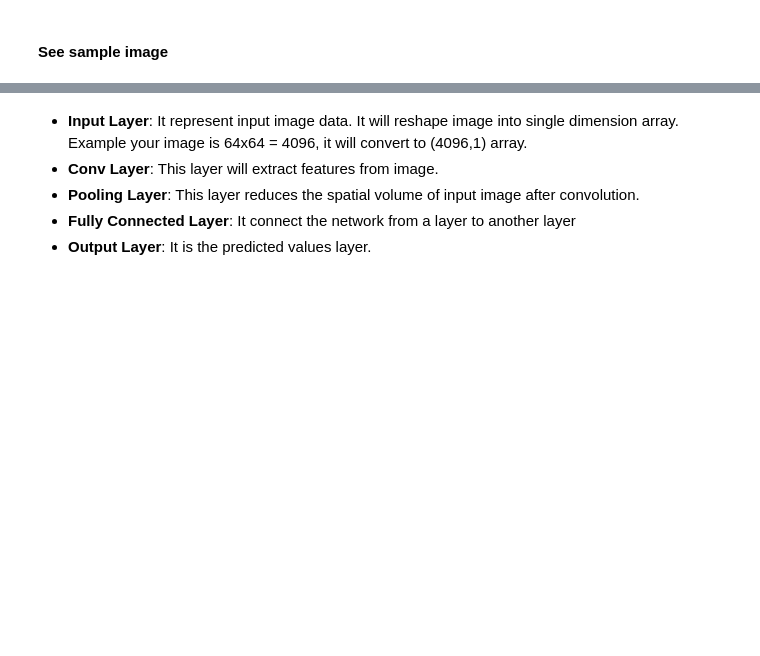
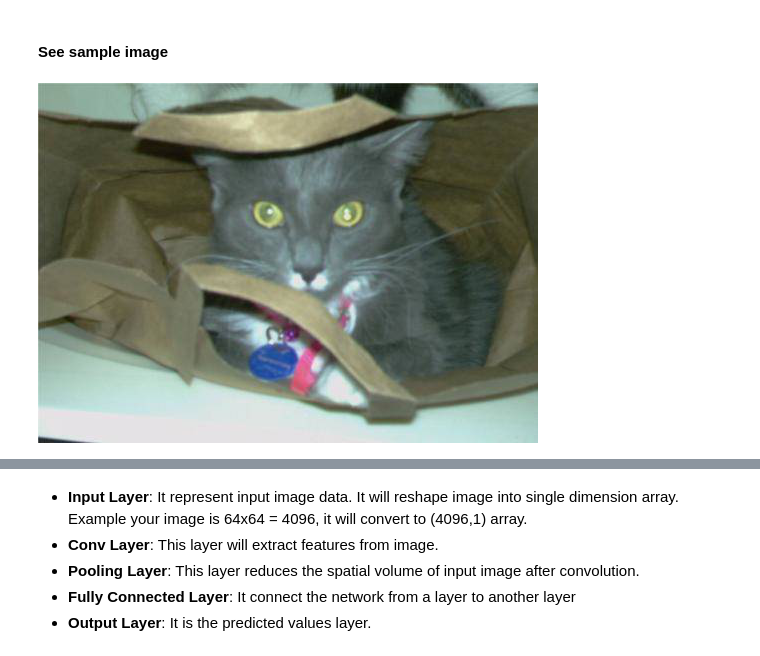
Before and after one commit to akutayaydin/DeepLearning-Gender-Identification-ML-Model, a Jupyter notebook: 3_Keras_CNN_Dog_or_Cat_Classification.ipynb, the cells around one changed output, grey strips where cells are left out. Cells and saved outputs as stored; diff of their text form; code cells hidden in the pictures; blank space fills up the shorter version.

```diff
--- a/3_Keras_CNN_Dog_or_Cat_Classification.ipynb
+++ b/3_Keras_CNN_Dog_or_Cat_Classification.ipynb
@@ -80,6 +92,11 @@ batch_size =32
 From our data we have 12000 cats and 12000 dogs
 # %% [markdown]
 #### See sample image
+# %%
+img = Image.open('/content/gdrive/My Drive/Google Colab Folder/cats_dogs_small/train/cat/cat2975.jpg')
+img.show()
+# %% [output]
+[figure, added]
 # %% [markdown]
 ### 4. Build Model
 
```
Also changed, not shown: parts of 6 cells of this notebook.
